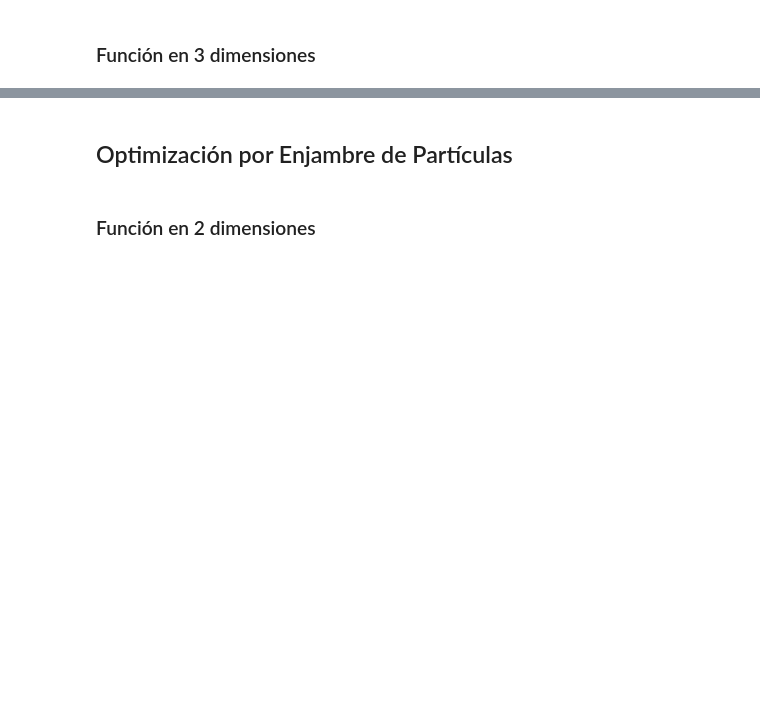
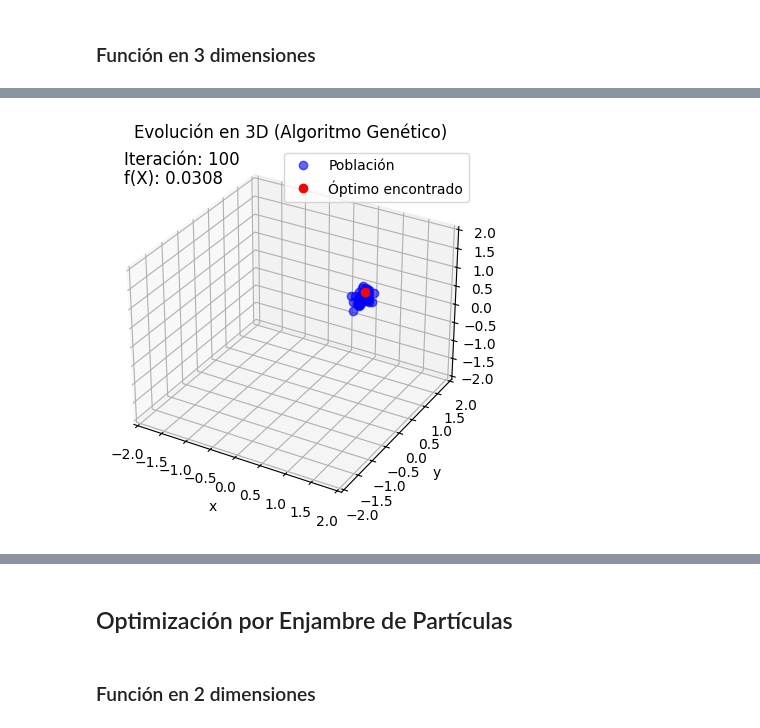
Before and after one commit to brokie636/Primer-trabajo-rnyabi, a Jupyter notebook: Punto1.ipynb, the cells around one changed output, grey strips where cells are left out. Saved outputs shown, nothing was run; the diff lists cells and outputs as text; code cells hidden in the pictures; blank space fills up the shorter version.

```diff
--- a/Punto1.ipynb
+++ b/Punto1.ipynb
@@ -1212,0 +1306,95 @@ plt.show()
+# %%
+import numpy as np
+import matplotlib.pyplot as plt
+from mpl_toolkits.mplot3d import Axes3D
+from matplotlib.animation import FuncAnimation, PillowWriter
+np.random.seed(42)
+
+# Función de Rosenbrock en 3D
+def rosenbrock_3d(x):
+    a = 1
+    b = 100
+    return sum((a - x[:-1])**2 + b * (x[1:] - x[:-1]**2)**2)
+
+# Algoritmo genético para 3 variables
+def genetic_algorithm(func, dimension, population_size=50, generations=100, mutation_rate=0.1):
+    population = np.random.uniform(-2, 2, (population_size, dimension))
+    history = [population]
+
+    for _ in range(generations):
+        # Evaluar aptitud (fitness)
+        fitness = np.array([func(ind) for ind in population])
+        sorted_indices = np.argsort(fitness)
+        population = population[sorted_indices]
+
+        # Selección (elitismo + torneo)
+        elite = population[:5]
+        parents = population[:population_size // 2]
+
+        # Cruce (recombinación)
+        offspring = []
+        for _ in range(population_size - len(elite)):
+            p1, p2 = parents[np.random.randint(0, len(parents), 2)]
+            crossover_point = np.random.randint(1, dimension)
+            child = np.concatenate((p1[:crossover_point], p2[crossover_point:]))
+            offspring.append(child)
+        offspring = np.array(offspring)
+
+        # Mutación
+        mutation = np.random.uniform(-1, 1, offspring.shape) * mutation_rate
+        offspring += mutation
+
+        # Actualizar población
+        population = np.vstack((elite, offspring))
+        history.append(population)
+
+    return history
+
+# Ejecutar el algoritmo genético
+puntos_iteracion = genetic_algorithm(rosenbrock_3d, 3, population_size=50, generations=100)
+
+# Crear la figura 3D
+fig = plt.figure()
+ax = fig.add_subplot(111, projection='3d')
+ax.set_title("Evolución en 3D (Algoritmo Genético)")
+ax.set_xlabel("x")
+ax.set_ylabel("y")
+ax.set_zlabel("z")
+
+# Configurar límites del espacio de búsqueda
+ax.set_xlim(-2, 2)
+ax.set_ylim(-2, 2)
+ax.set_zlim(-2, 2)
+
+# Inicialización de los puntos
+puntos, = ax.plot([], [], [], 'bo', label="Población", alpha=0.6)
+punto_optimizado, = ax.plot([], [], [], 'ro', label="Óptimo encontrado")
+iteracion_text = ax.text2D(0.05, 0.95, "", transform=ax.transAxes, fontsize=12, color='black')
+valor_text = ax.text2D(0.05, 0.90, "", transform=ax.transAxes, fontsize=12, color='black')
+
+ax.legend()
+
+# Animación
+def animate(i):
+    poblacion = puntos_iteracion[i]
+    puntos.set_data(poblacion[:, 0], poblacion[:, 1])
+    puntos.set_3d_properties(poblacion[:, 2])
+
+    # Mostrar la iteración y el valor de la función en ese momento
+    iteracion_text.set_text(f"Iteración: {i}")
+    mejor_individuo = min(poblacion, key=rosenbrock_3d)
+    valor_text.set_text(f"f(X): {rosenbrock_3d(mejor_individuo):.4f}")
+
+    if i == len(puntos_iteracion) - 1:
+        mejor = min(poblacion, key=rosenbrock_3d)
+        punto_optimizado.set_data(mejor[0], mejor[1])
+        punto_optimizado.set_3d_properties(mejor[2])
+
+    return puntos, punto_optimizado, iteracion_text, valor_text
+
+ani = FuncAnimation(fig, animate, frames=len(puntos_iteracion), interval=100, blit=True, repeat=True)
+ani.save("evolucion_3d_genetico_con_textos.gif", writer=PillowWriter(fps=20))
+
+plt.show()
+# %% [output]
+[figure, added]
```
Also changed, not shown: parts of 24 cells of this notebook.
